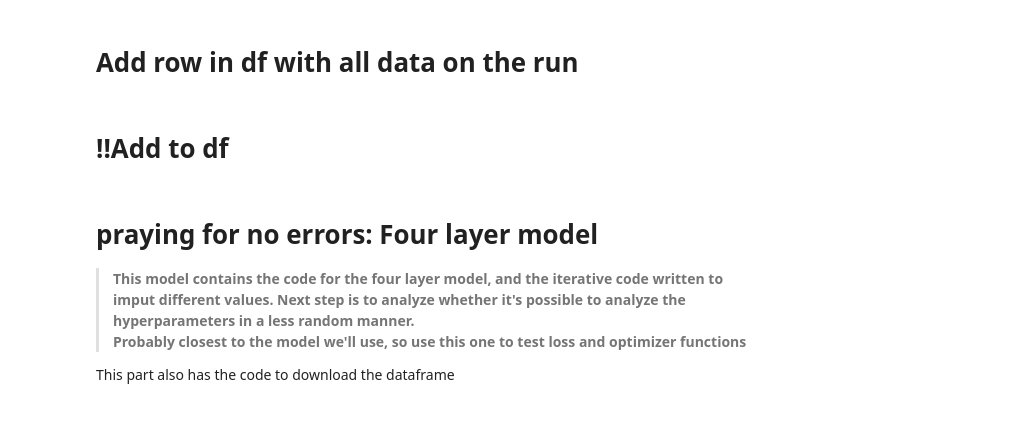
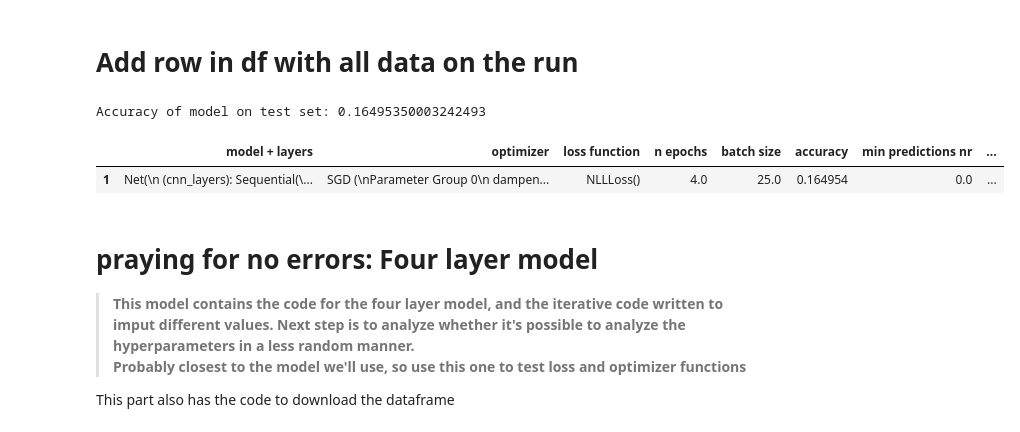
Before and after one commit to AdminMas7er/JBG040-DC1-Group-14, a Jupyter notebook: new_test_file_with_some_trials.ipynb, the cells around one changed output. Saved outputs shown, nothing was run; the diff lists cells and outputs as text; code cells hidden in the pictures.

```diff
--- a/new_test_file_with_some_trials.ipynb
+++ b/new_test_file_with_some_trials.ipynb
@@ -754,8 +806,3 @@ def add_to_df():
       models_df.loc[run, [f'{index} Recall', f'{index} Precision', f'{index} F1', f'{index} roc'] ] = row['Recall'], row['Precision'], row['F1'], row['roc auc']
     else:
       models_df.loc[run, [f'{index} Recall etc', f'{index} roc'] ] = row['Recall'], row['roc auc']
-# %%
-models_df = pd.DataFrame()
-run = 0
-# %% [markdown]
-# !!Add to df
@@ -762,13 +811,10 @@ run = 0
 # %%
 add_to_df()
-run += 1
+models_df
 
 # to get the overview of the model use: print( models_df['model + layers'][i] )
 # this also works for matrix and optimizer
-
-from google.colab import files
-
-models_df.to_csv('Learning rate.csv')
-files.download("Learning rate.csv")
-
-models_df
+# %% [output]
+Accuracy of model on test set: 0.16495350003242493
+|  | model + layers | optimizer | loss function | n epochs | batch size | accuracy | min predictions nr | ... |
+| 1 | Net(\n (cnn_layers): Sequential(\... | SGD (\nParameter Group 0\n dampen... | NLLLoss() | 4.0 | 25.0 | 0.164954 | 0.0 | ... |
```
Also changed, not shown: parts of 23 cells of this notebook.
